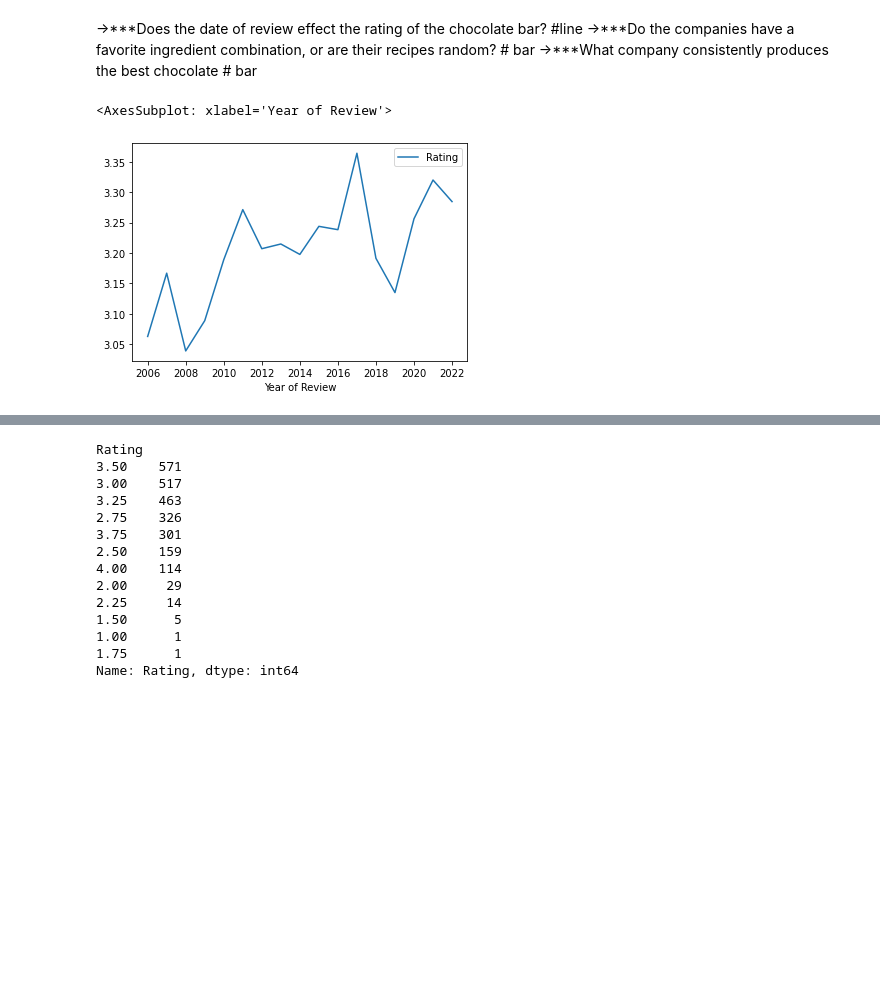
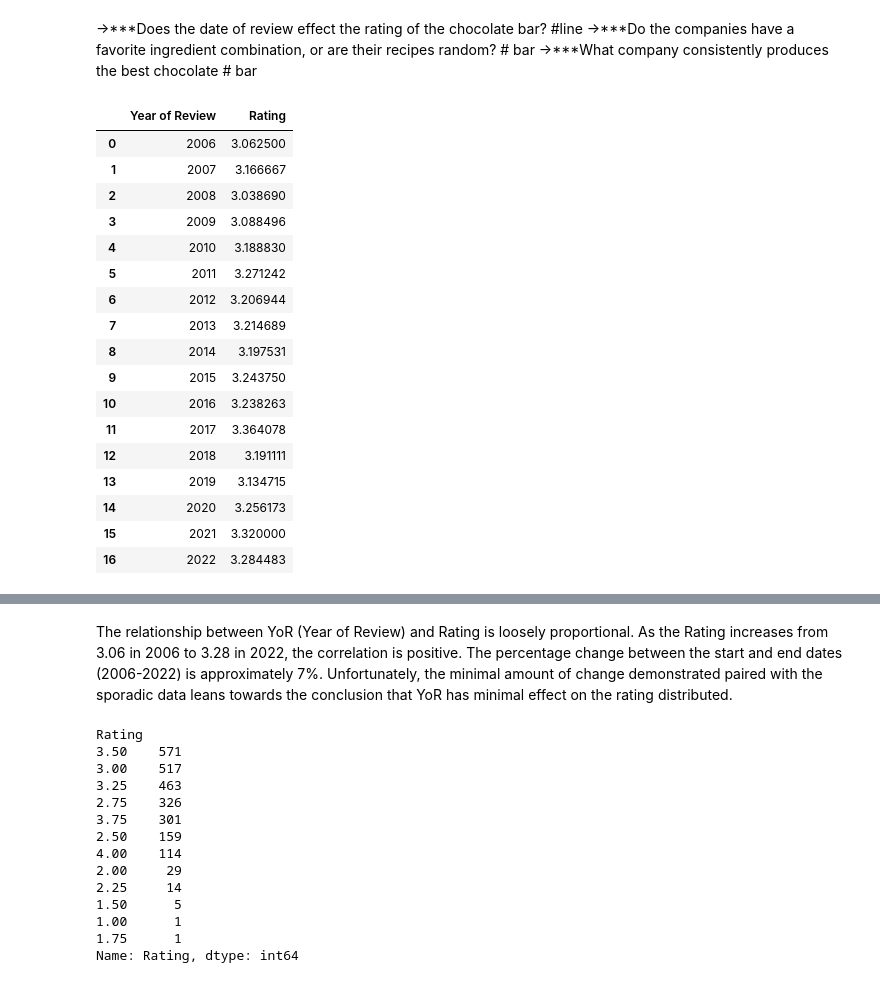
Before and after one commit to Suru10/Chocolate-Bar-Ratings-, a Jupyter notebook: Chocolate_Bar_Ratings.ipynb, the cells around one changed output, grey strips where cells are left out. Cells and saved outputs as stored; diff of their text form; code cells hidden in the pictures; blank space fills up the shorter version.

```diff
--- a/Chocolate_Bar_Ratings.ipynb
+++ b/Chocolate_Bar_Ratings.ipynb
@@ -319,13 +323,29 @@ fig.show()
 # %%
 ratingsByYear = []
 years = range(2006,2023)
 for i in years:
     tempdf = chocolate_df[chocolate_df['Review Date']==i]
     ratingsByYear.append(tempdf['Rating'].mean())
 data= list(zip(years,ratingsByYear))
 myDF = pd.DataFrame(data, columns=['Year of Review','Rating'])
-myDF.plot.line('Year of Review','Rating')
+myDF
 # %% [output]
-<AxesSubplot: xlabel='Year of Review'>
-[figure, removed]
+|  | Year of Review | Rating |
+| 0 | 2006 | 3.062500 |
+| 1 | 2007 | 3.166667 |
+| 2 | 2008 | 3.038690 |
+| 3 | 2009 | 3.088496 |
+| 4 | 2010 | 3.188830 |
+| 5 | 2011 | 3.271242 |
+| 6 | 2012 | 3.206944 |
+| 7 | 2013 | 3.214689 |
+| 8 | 2014 | 3.197531 |
+| 9 | 2015 | 3.243750 |
+| 10 | 2016 | 3.238263 |
+| 11 | 2017 | 3.364078 |
+| 12 | 2018 | 3.191111 |
+| 13 | 2019 | 3.134715 |
+| 14 | 2020 | 3.256173 |
+| 15 | 2021 | 3.320000 |
+| 16 | 2022 | 3.284483 |
 # %%
@@ -333,5 +353,7 @@ px.line(myDF, x = 'Year of Review', y = 'Rating', template = 'plotly_dark', titl
 # %% [output]
 [interactive output not drawn]
+# %% [markdown]
+The relationship between YoR \(Year of Review\) and Rating is loosely proportional. As the Rating increases from 3.06 in 2006 to 3.28 in 2022, the correlation is positive. The percentage change between the start and end dates \(2006\-2022\) is approximately 7%. Unfortunately, the minimal amount of change demonstrated paired with the sporadic data leans towards the conclusion that YoR has minimal effect on the rating distributed.
 # %%
 chocolate_df.groupby('Rating')['Rating'].count().sort_values(ascending = False)
 # %% [output]
```
Also changed, not shown: parts of 16 cells of this notebook, 6 other files.
